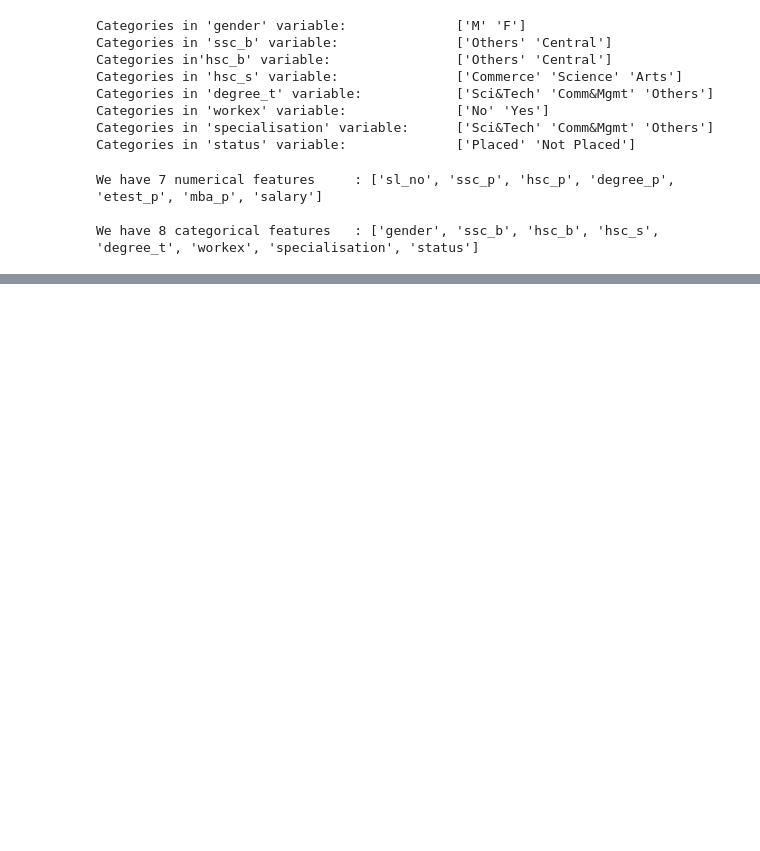
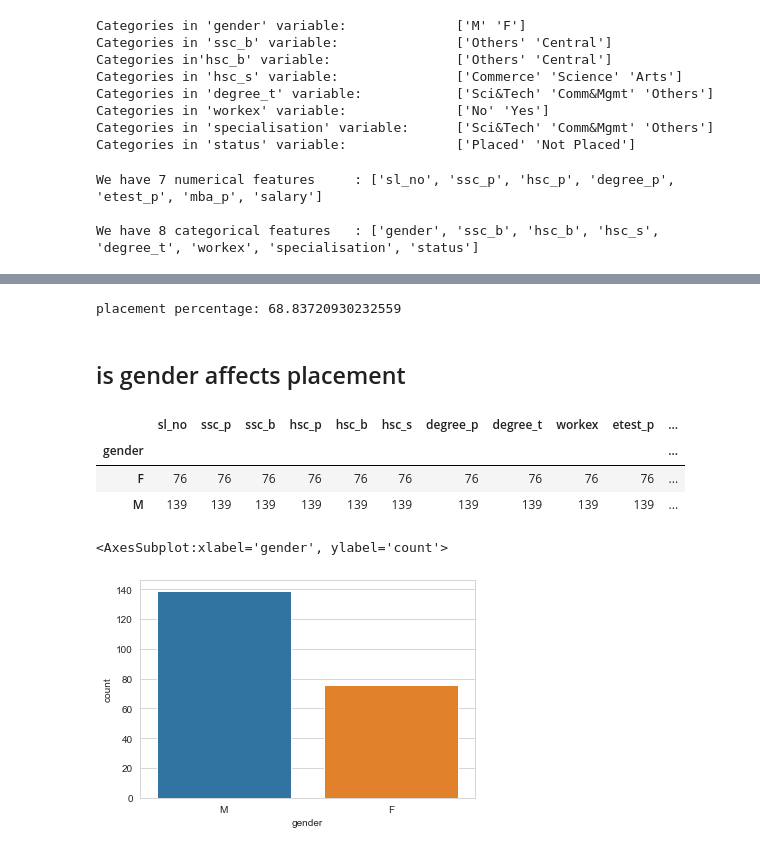
Before and after one commit to SaiSatya16/Hackathon-BrainDead-IIEST, a Jupyter notebook: Problem-1/Satya_notebook.ipynb, the cells around one changed output, grey strips where cells are left out. Cells and saved outputs as stored; diff of their text form; code cells hidden in the pictures; blank space fills up the shorter version.

```diff
--- a/Problem-1/Satya_notebook.ipynb
+++ b/Problem-1/Satya_notebook.ipynb
@@ -173,0 +189,22 @@ We have 8 categorical features   : ['gender', 'ssc_b', 'hsc_b', 'hsc_s', 'degree
+# %%
+t = 215
+p = 148
+np = 67
+print("placement percentage:",(148/215)*100)
+# %% [output]
+placement percentage: 68.83720930232559
+# %% [markdown]
+## is gender affects placement
+# %%
+df.groupby('gender').count()
+# %% [output]
+|  | sl_no | ssc_p | ssc_b | hsc_p | hsc_b | hsc_s | degree_p | degree_t | workex | etest_p | ... |
+| gender |  |  |  |  |  |  |  |  |  |  | ... |
+| F | 76 | 76 | 76 | 76 | 76 | 76 | 76 | 76 | 76 | 76 | ... |
+| M | 139 | 139 | 139 | 139 | 139 | 139 | 139 | 139 | 139 | 139 | ... |
+# %%
+sn.set_style('whitegrid')
+sn.countplot(x='gender',data=df)
+# %% [output]
+<AxesSubplot:xlabel='gender', ylabel='count'>
+[figure, added]
```
Also changed, not shown: parts of 14 cells of this notebook.
